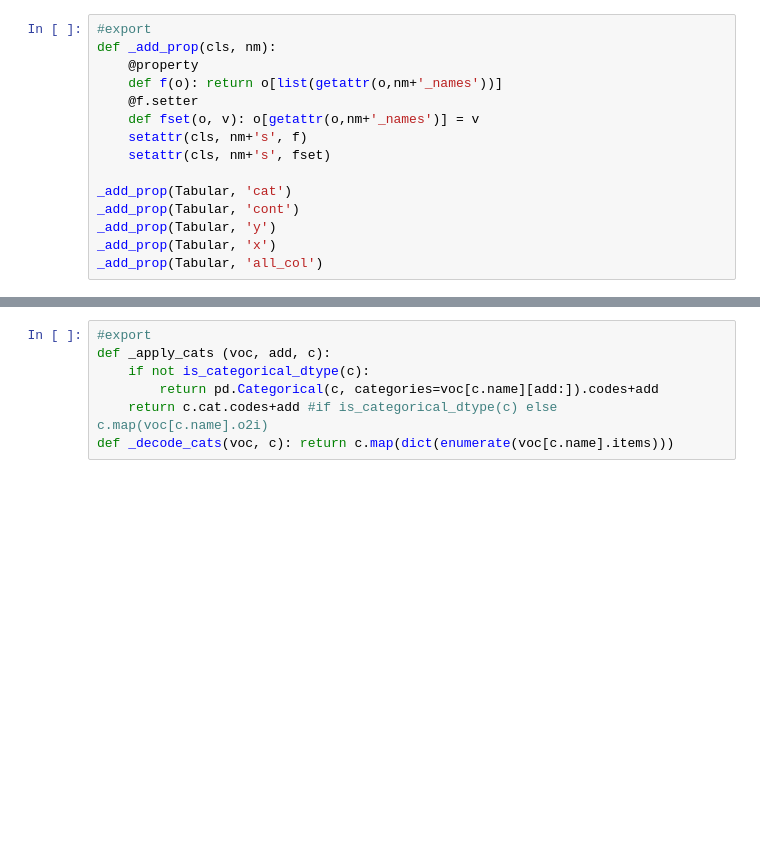
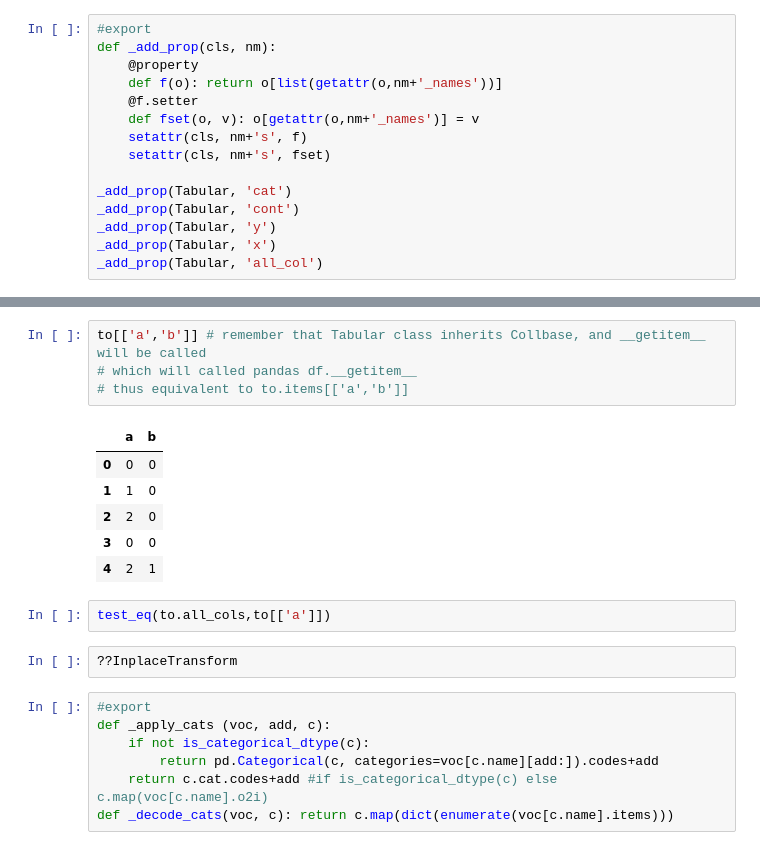
Before and after one commit to anhquan0412/fastai2, a Jupyter notebook: quan-nbs/7_40_tabular.core.ipynb, the cells around one changed output, grey strips where cells are left out. Saved outputs shown, nothing was run; the diff lists cells and outputs as text; blank space fills up the shorter version.

```diff
--- a/quan-nbs/7_40_tabular.core.ipynb
+++ b/quan-nbs/7_40_tabular.core.ipynb
@@ -231,3 +286,18 @@ class TabularProc(InplaceTransform):
+# %%
+to[['a','b']] # remember that Tabular class inherits Collbase, and __getitem__ will be called
+# which will called pandas df.__getitem__
+# thus equivalent to to.items[['a','b']]
+# %% [output]
+|  | a | b |
+| 0 | 0 | 0 |
+| 1 | 1 | 0 |
+| 2 | 2 | 0 |
+| 3 | 0 | 0 |
+| 4 | 2 | 1 |
+# %%
+test_eq(to.all_cols,to[['a']])
+# %%
+??InplaceTransform
 # %%
 #export
 def _apply_cats (voc, add, c):
```
Also changed, not shown: parts of 29 cells of this notebook, 2 other files.
